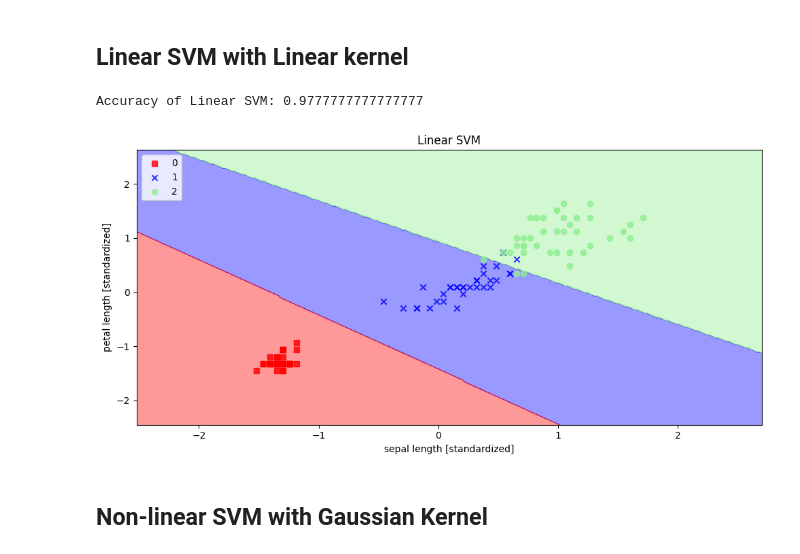
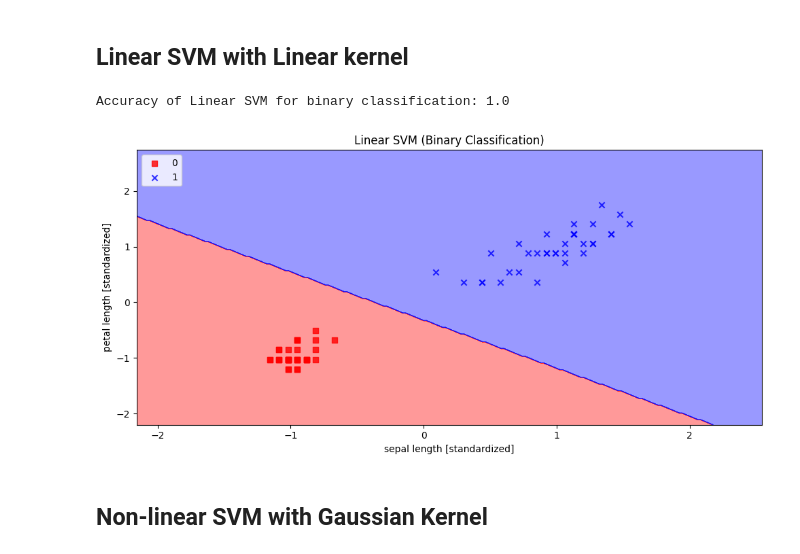
Before and after one commit to NP-15/Machine-learning, a Jupyter notebook: Sessions/SVM.ipynb, the cells around one changed output. Drawn from its saved outputs; the diff is of its cells as text; code cells hidden in the pictures.

Commit message:
Modified the SVM to host binary classes.

```diff
--- a/Sessions/SVM.ipynb
+++ b/Sessions/SVM.ipynb
@@ -53,34 +53,35 @@ def plot_decision_regions(X, y, classifier, resolution=0.02):
 # %%
 iris = datasets.load_iris()
 X = iris.data[:, [2, 3]]
 y = iris.target
 
-X_train, X_test, y_train, y_test = train_test_split(X, y, test_size=0.3, random_state=0)
+X_binary = X[(y == 0) | (y == 1)]
+y_binary = y[(y == 0) | (y == 1)]
+
+X_train, X_test, y_train, y_test = train_test_split(X_binary, y_binary, test_size=0.3, random_state=0)
 
 sc = StandardScaler()
 sc.fit(X_train)
 X_train_std = sc.transform(X_train)
 X_test_std = sc.transform(X_test)
 
 svm_linear = SVC(kernel='linear', C=1.0, random_state=0)
 svm_linear.fit(X_train_std, y_train)
-
 linear_accuracy = svm_linear.score(X_test_std, y_test)
-
-print("Accuracy of Linear SVM:", linear_accuracy)
+print("Accuracy of Linear SVM for binary classification:", linear_accuracy)
 
 plt.figure(figsize=(10, 5))
 plot_decision_regions(X_train_std, y_train, classifier=svm_linear)
-plt.title('Linear SVM')
+plt.title('Linear SVM (Binary Classification)')
 plt.xlabel('sepal length [standardized]')
 plt.ylabel('petal length [standardized]')
 plt.legend(loc='upper left')
 
 plt.tight_layout()
 plt.show()
 # %% [output]
-Accuracy of Linear SVM: 0.9777777777777777
+Accuracy of Linear SVM for binary classification: 1.0
-[figure, old version]
+[figure, new version]
 # %% [markdown]
 ## Non-linear SVM with Gaussian Kernel
 # %%
```
Also changed, not shown: parts of 3 cells of this notebook.
